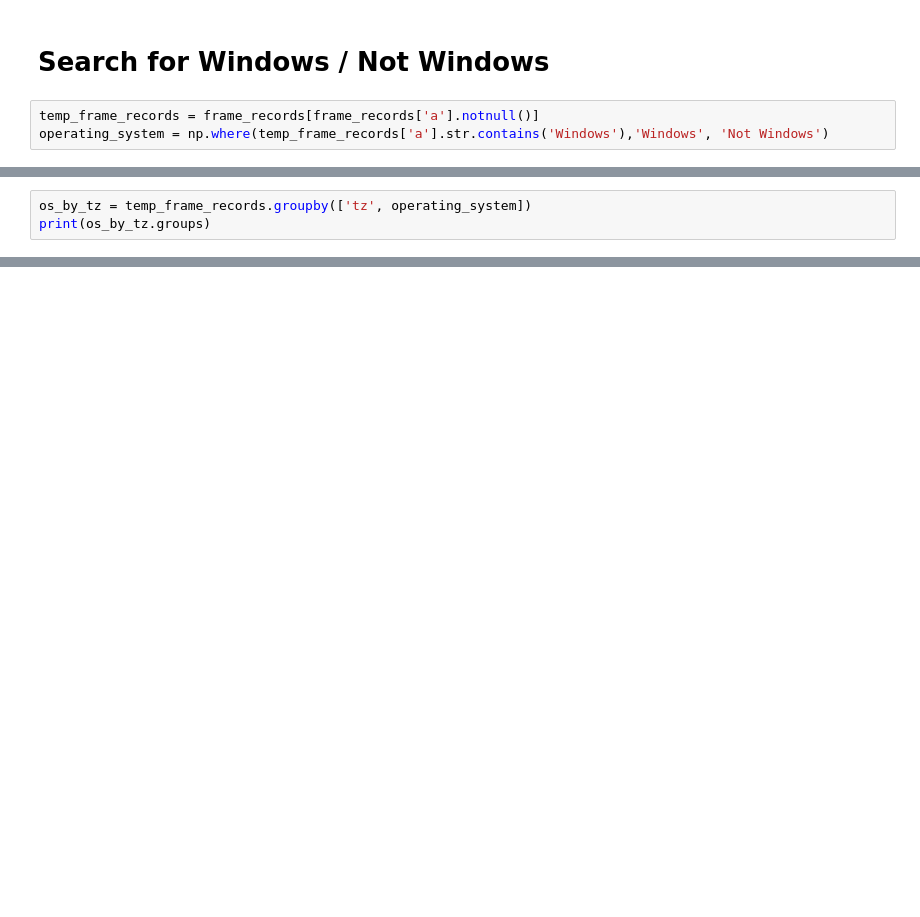
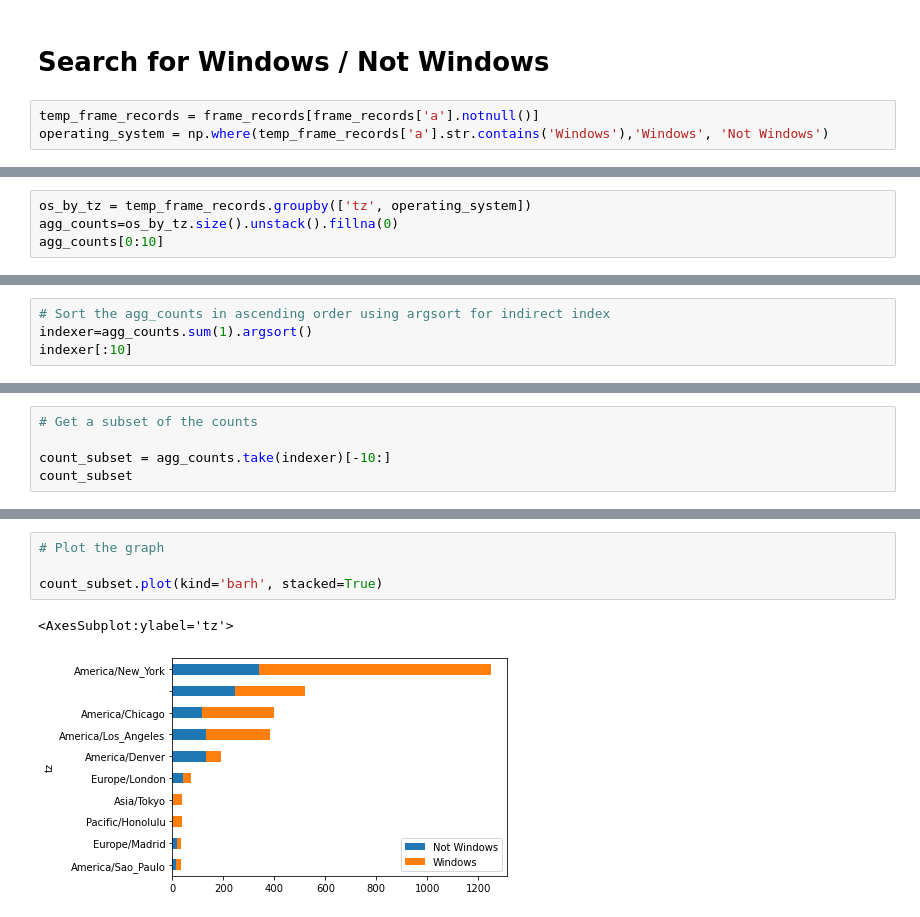
Before and after one commit to ruslanmasinjila/Applied_Data_Science_With_Python, a Jupyter notebook: Python For Data Analysis/Chapter 2/bitly_usagov/bitly_usagov.ipynb, the cells around one changed output, grey strips where cells are left out. Cells and saved outputs as stored; diff of their text form; blank space fills up the shorter version.

```diff
--- a/Python For Data Analysis/Chapter 2/bitly_usagov/bitly_usagov.ipynb
+++ b/Python For Data Analysis/Chapter 2/bitly_usagov/bitly_usagov.ipynb
@@ -175,4 +175,5 @@ operating_system = np.where(temp_frame_records['a'].str.contains('Windows'),'Win
 # %%
 os_by_tz = temp_frame_records.groupby(['tz', operating_system])
-print(os_by_tz.groups)
+agg_counts=os_by_tz.size().unstack().fillna(0)
+agg_counts[0:10]
 # %% [output]
@@ -179,0 +192,4 @@ print(os_by_tz.groups)
+# %%
+# Sort the agg_counts in ascending order using argsort for indirect index
+indexer=agg_counts.sum(1).argsort()
+indexer[:10]
@@ -179,0 +209,5 @@ print(os_by_tz.groups)
+# %%
+# Get a subset of the counts
+
+count_subset = agg_counts.take(indexer)[-10:]
+count_subset
@@ -179,0 +227,7 @@ print(os_by_tz.groups)
+# %%
+# Plot the graph
+
+count_subset.plot(kind='barh', stacked=True)
+# %% [output]
+<AxesSubplot:ylabel='tz'>
+[figure, added]
```
Also changed, not shown: parts of 10 cells of this notebook.
